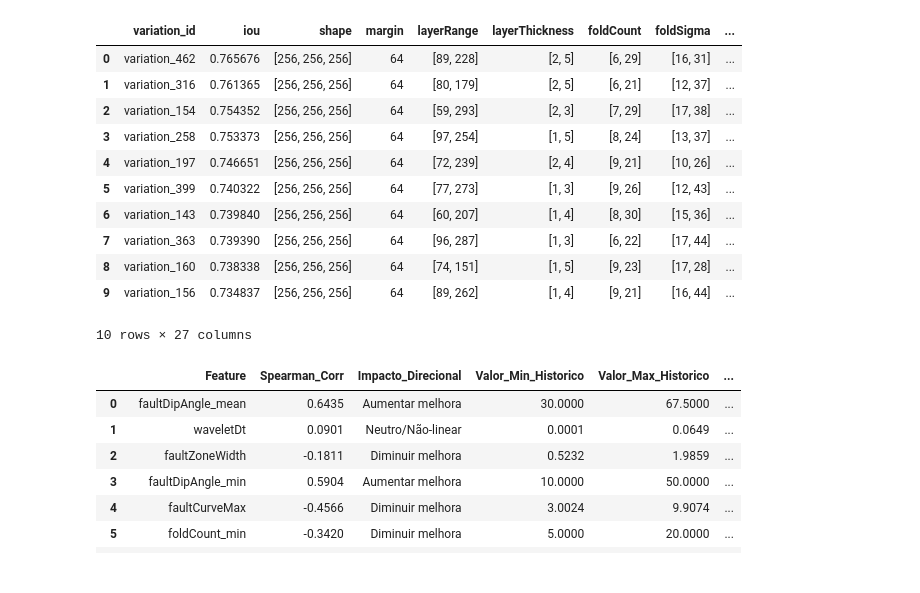
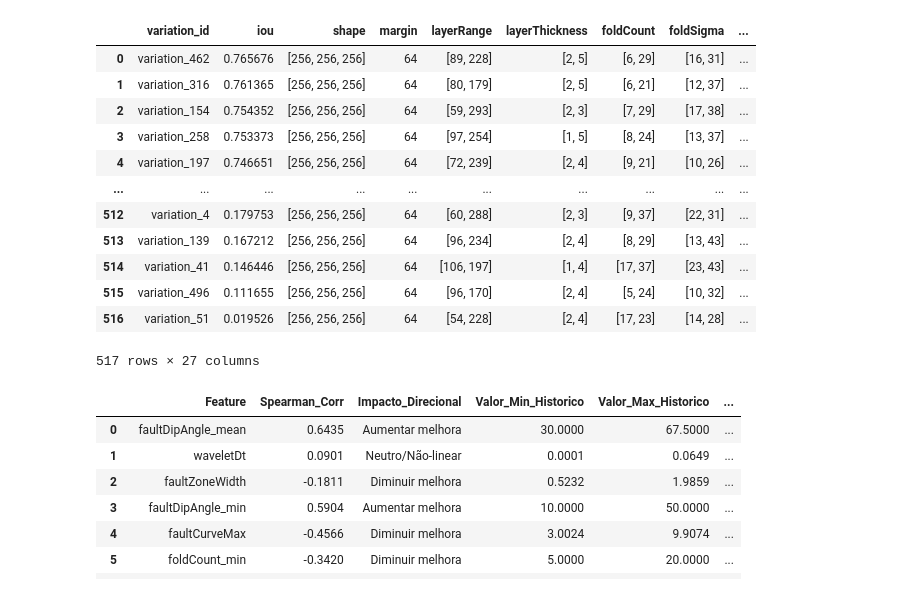
Before and after one commit to KlaussMarchi/Falhas, a Jupyter notebook: Searcher/Table.ipynb, the cells around one changed output. Saved outputs shown, nothing was run; the diff lists cells and outputs as text; code cells hidden in the pictures.

```diff
--- a/Searcher/Table.ipynb
+++ b/Searcher/Table.ipynb
@@ -8,40 +8,41 @@ def compile_variations_log(base_dir='synthetic'):
     log_files = glob.glob(os.path.join(base_dir, 'variation_*', 'config_log.json'))
     records = []
 
     for fpath in log_files:
         with open(fpath, 'r') as f:
             data = json.load(f)
 
         data['variation_id'] = os.path.basename(os.path.dirname(fpath))
         records.append(data)
 
     if not records:
         print("Nenhuma variação encontrada.")
         return pd.DataFrame()
 
     df   = pd.DataFrame(records)
     cols = ['variation_id', 'iou'] + [c for c in df.columns if c not in ['variation_id', 'iou']]
     df   = df[cols]
 
     df = df.sort_values(by='iou', ascending=False).reset_index(drop=True)
     return df
 
 
 df_variations = compile_variations_log()
-df_variations.head(10)
+df_variations
 # %% [output]
 |  | variation_id | iou | shape | margin | layerRange | layerThickness | foldCount | foldSigma | ... |
 | 0 | variation_462 | 0.765676 | [256, 256, 256] | 64 | [89, 228] | [2, 5] | [6, 29] | [16, 31] | ... |
 | 1 | variation_316 | 0.761365 | [256, 256, 256] | 64 | [80, 179] | [2, 5] | [6, 21] | [12, 37] | ... |
 | 2 | variation_154 | 0.754352 | [256, 256, 256] | 64 | [59, 293] | [2, 3] | [7, 29] | [17, 38] | ... |
 | 3 | variation_258 | 0.753373 | [256, 256, 256] | 64 | [97, 254] | [1, 5] | [8, 24] | [13, 37] | ... |
 | 4 | variation_197 | 0.746651 | [256, 256, 256] | 64 | [72, 239] | [2, 4] | [9, 21] | [10, 26] | ... |
-| 5 | variation_399 | 0.740322 | [256, 256, 256] | 64 | [77, 273] | [1, 3] | [9, 26] | [12, 43] | ... |
-| 6 | variation_143 | 0.739840 | [256, 256, 256] | 64 | [60, 207] | [1, 4] | [8, 30] | [15, 36] | ... |
-| 7 | variation_363 | 0.739390 | [256, 256, 256] | 64 | [96, 287] | [1, 3] | [6, 22] | [17, 44] | ... |
-| 8 | variation_160 | 0.738338 | [256, 256, 256] | 64 | [74, 151] | [1, 5] | [9, 23] | [17, 28] | ... |
-| 9 | variation_156 | 0.734837 | [256, 256, 256] | 64 | [89, 262] | [1, 4] | [9, 21] | [16, 44] | ... |
+| ... | ... | ... | ... | ... | ... | ... | ... | ... | ... |
+| 512 | variation_4 | 0.179753 | [256, 256, 256] | 64 | [60, 288] | [2, 3] | [9, 37] | [22, 31] | ... |
+| 513 | variation_139 | 0.167212 | [256, 256, 256] | 64 | [96, 234] | [2, 4] | [8, 29] | [13, 43] | ... |
+| 514 | variation_41 | 0.146446 | [256, 256, 256] | 64 | [106, 197] | [1, 4] | [17, 37] | [23, 43] | ... |
+| 515 | variation_496 | 0.111655 | [256, 256, 256] | 64 | [96, 170] | [2, 4] | [5, 24] | [10, 32] | ... |
+| 516 | variation_51 | 0.019526 | [256, 256, 256] | 64 | [54, 228] | [2, 4] | [17, 23] | [14, 28] | ... |
-10 rows × 27 columns
+517 rows × 27 columns
 # %%
 import ast
 import warnings
```
Also changed, not shown: 2 other files.
